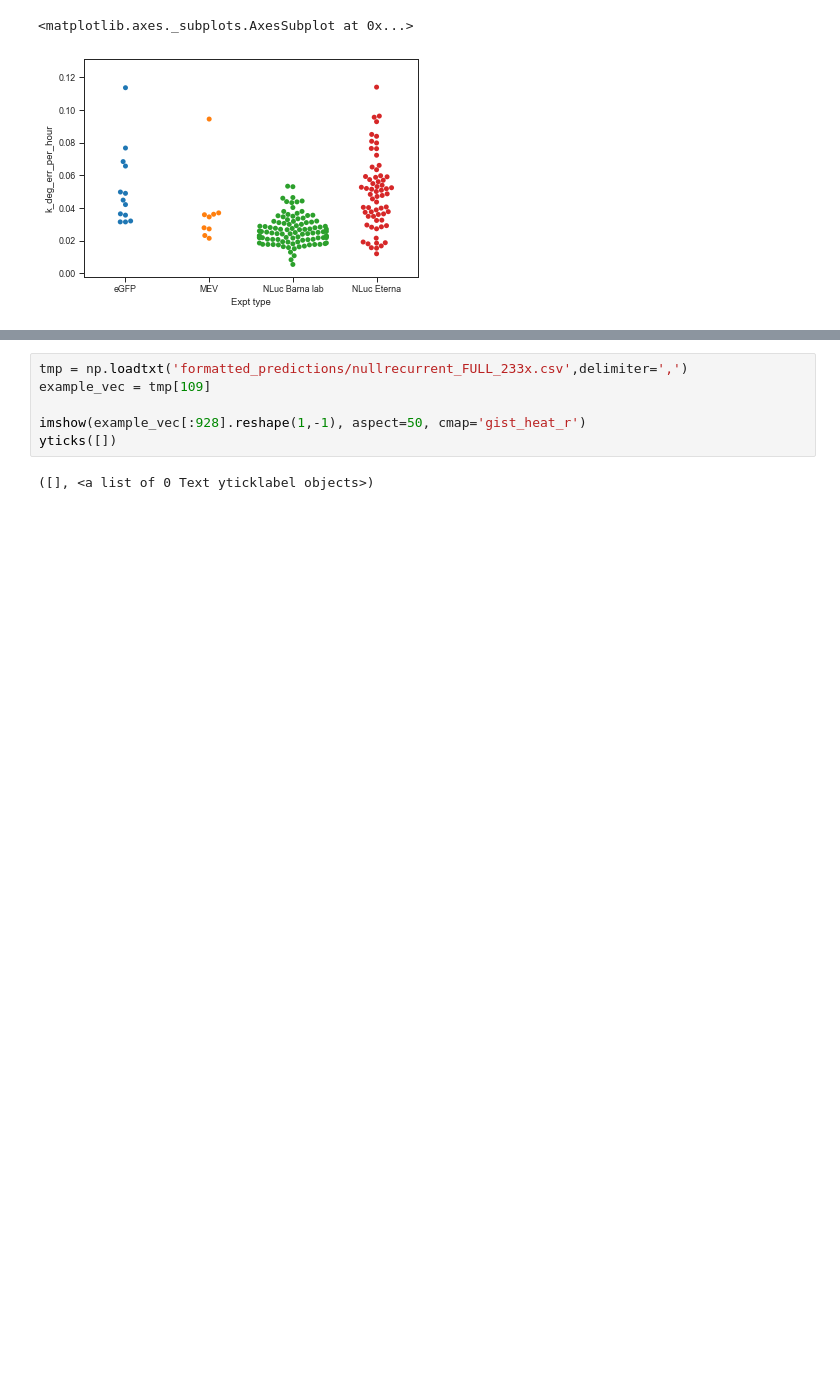
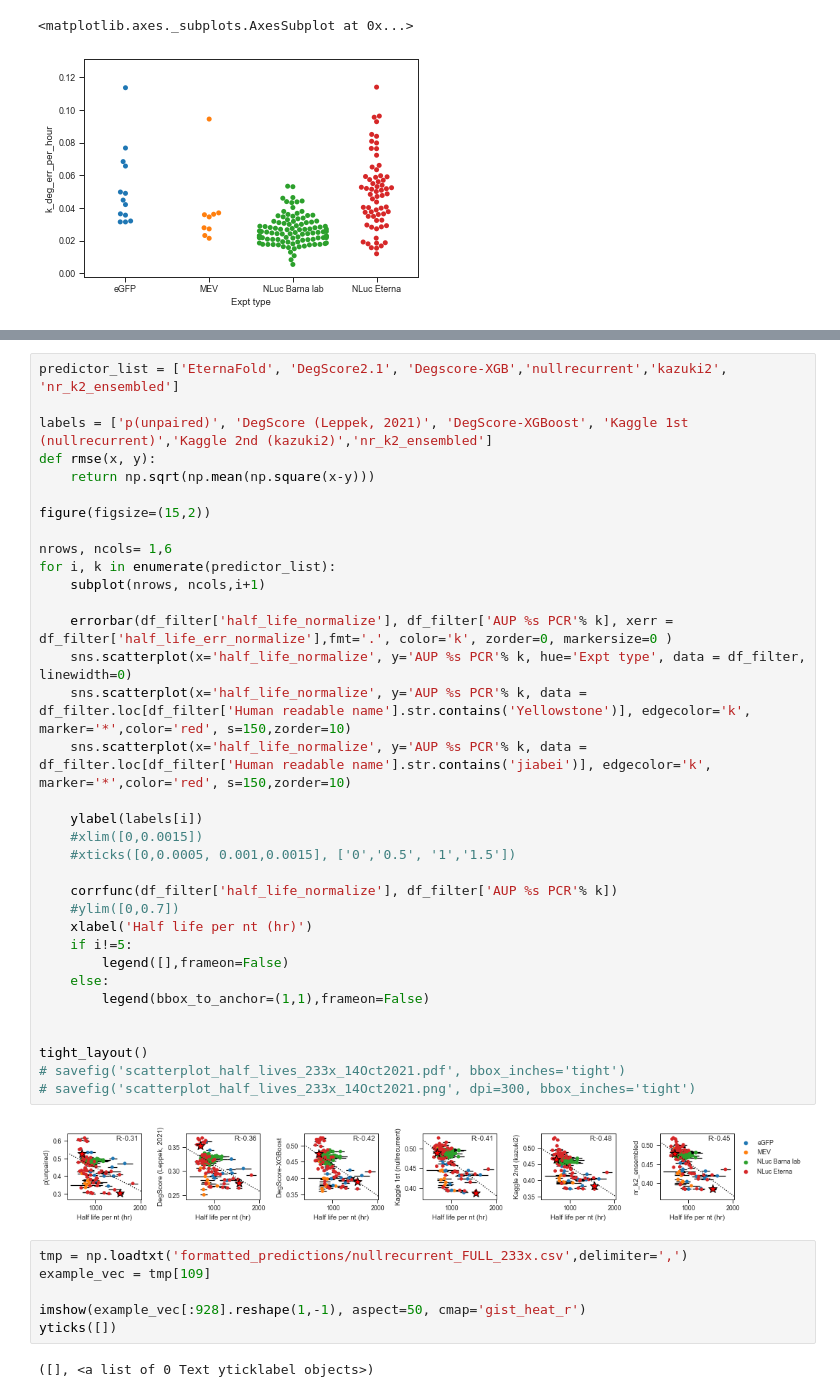
Before and after one commit to DasLab/KaggleOpenVaccine, a Jupyter notebook: data/mRNA_233x_data/RegenerateFigure5.ipynb, the cells around one changed output, grey strips where cells are left out. Drawn from its saved outputs; the diff is of its cells as text; blank space fills up the shorter version.

Commit message:
data clean update

```diff
--- a/data/mRNA_233x_data/RegenerateFigure5.ipynb
+++ b/data/mRNA_233x_data/RegenerateFigure5.ipynb
@@ -84,3 +84,39 @@ tight_layout()
+# %%
+predictor_list = ['EternaFold', 'DegScore2.1', 'Degscore-XGB','nullrecurrent','kazuki2', 'nr_k2_ensembled']
+
+labels = ['p(unpaired)', 'DegScore (Leppek, 2021)', 'DegScore-XGBoost', 'Kaggle 1st (nullrecurrent)','Kaggle 2nd (kazuki2)','nr_k2_ensembled']
+def rmse(x, y):
+    return np.sqrt(np.mean(np.square(x-y)))
+
+figure(figsize=(15,2))
+
+nrows, ncols= 1,6
+for i, k in enumerate(predictor_list):
+    subplot(nrows, ncols,i+1)
+
+    errorbar(df_filter['half_life_normalize'], df_filter['AUP %s PCR'% k], xerr = df_filter['half_life_err_normalize'],fmt='.', color='k', zorder=0, markersize=0 )
+    sns.scatterplot(x='half_life_normalize', y='AUP %s PCR'% k, hue='Expt type', data = df_filter, linewidth=0)
+    sns.scatterplot(x='half_life_normalize', y='AUP %s PCR'% k, data = df_filter.loc[df_filter['Human readable name'].str.contains('Yellowstone')], edgecolor='k', marker='*',color='red', s=150,zorder=10)
+    sns.scatterplot(x='half_life_normalize', y='AUP %s PCR'% k, data = df_filter.loc[df_filter['Human readable name'].str.contains('jiabei')], edgecolor='k', marker='*',color='red', s=150,zorder=10)
+
+    ylabel(labels[i])
+    #xlim([0,0.0015])
+    #xticks([0,0.0005, 0.001,0.0015], ['0','0.5', '1','1.5'])
+
+    corrfunc(df_filter['half_life_normalize'], df_filter['AUP %s PCR'% k])
+    #ylim([0,0.7])
+    xlabel('Half life per nt (hr)')
+    if i!=5:
+        legend([],frameon=False)
+    else:
+        legend(bbox_to_anchor=(1,1),frameon=False)
+
+
+tight_layout()
+# savefig('scatterplot_half_lives_233x_14Oct2021.pdf', bbox_inches='tight')
+# savefig('scatterplot_half_lives_233x_14Oct2021.png', dpi=300, bbox_inches='tight')
+# %% [output]
+[figure, added]
 # %%
 tmp = np.loadtxt('formatted_predictions/nullrecurrent_FULL_233x.csv',delimiter=',')
 example_vec = tmp[109]
```
Also changed, not shown: parts of 2 cells of this notebook, 25 other files.
